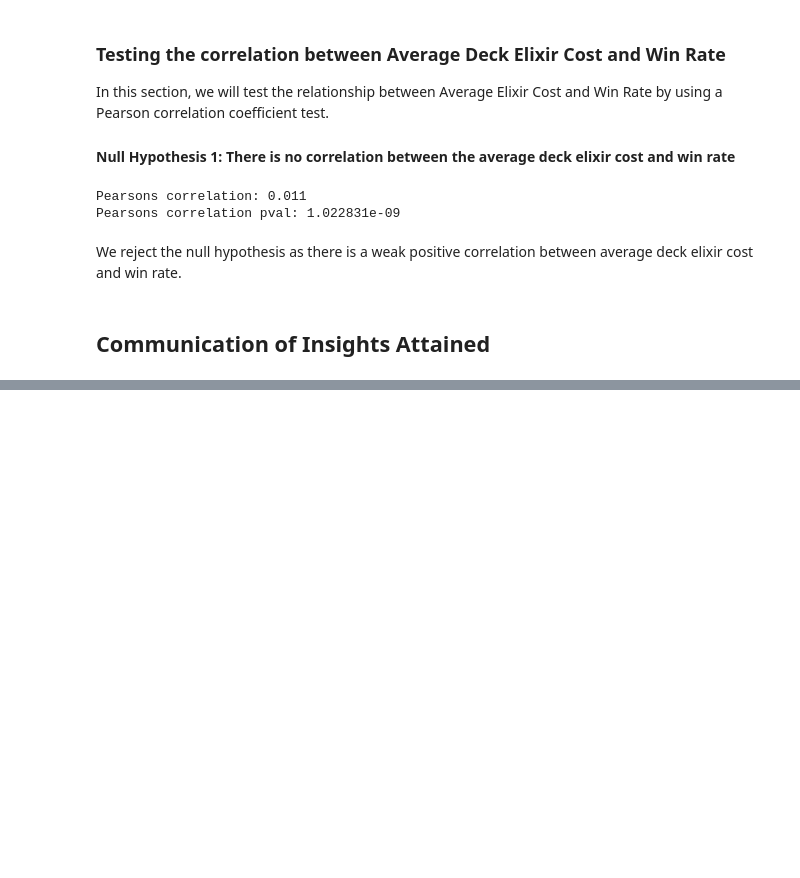
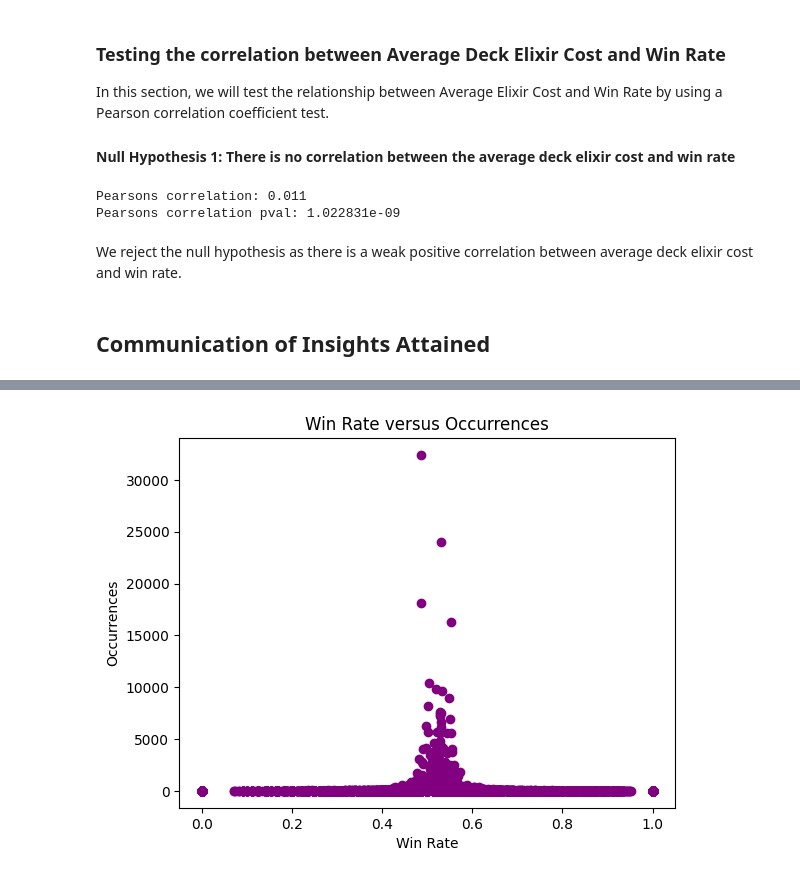
Before and after one commit to tnguyen59/Clash-Royale-Analysis, a Jupyter notebook: brendan_final_draft.ipynb, the cells around one changed output, grey strips where cells are left out. Drawn from its saved outputs; the diff is of its cells as text; code cells hidden in the pictures; blank space fills up the shorter version.

```diff
--- a/brendan_final_draft.ipynb
+++ b/brendan_final_draft.ipynb
@@ -988,0 +1026,14 @@ We reject the null hypothesis as there is a weak positive correlation between av
+# %%
+# Creating plot
+fig, ax = plt.subplots()
+
+# Setting labels
+ax.set_ylabel("Occurrences")
+ax.set_xlabel("Win Rate")
+ax.set_title("Win Rate versus Occurrences")
+
+# Plotting win rate by occurrences
+ax.scatter(data_decks["Win Rate"],data_decks["Occurrences"],color="purple")
+plt.show()
+# %% [output]
+[figure, added]
```
Also changed, not shown: parts of 32 cells of this notebook, 2 other files.
